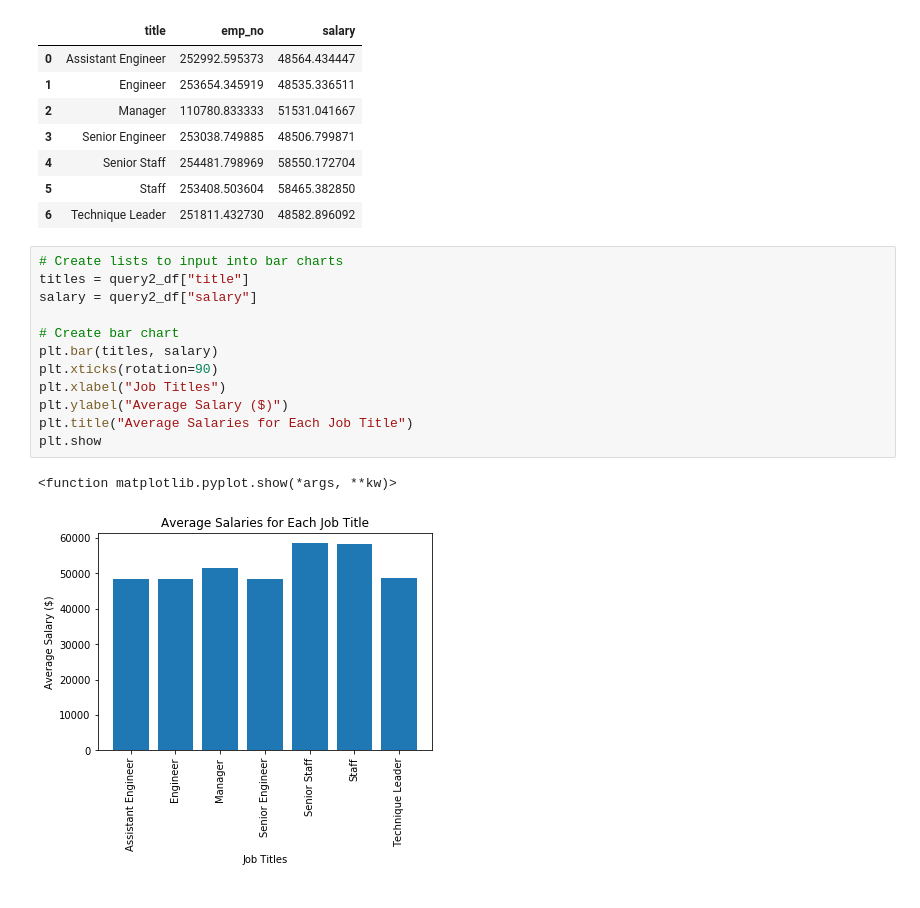
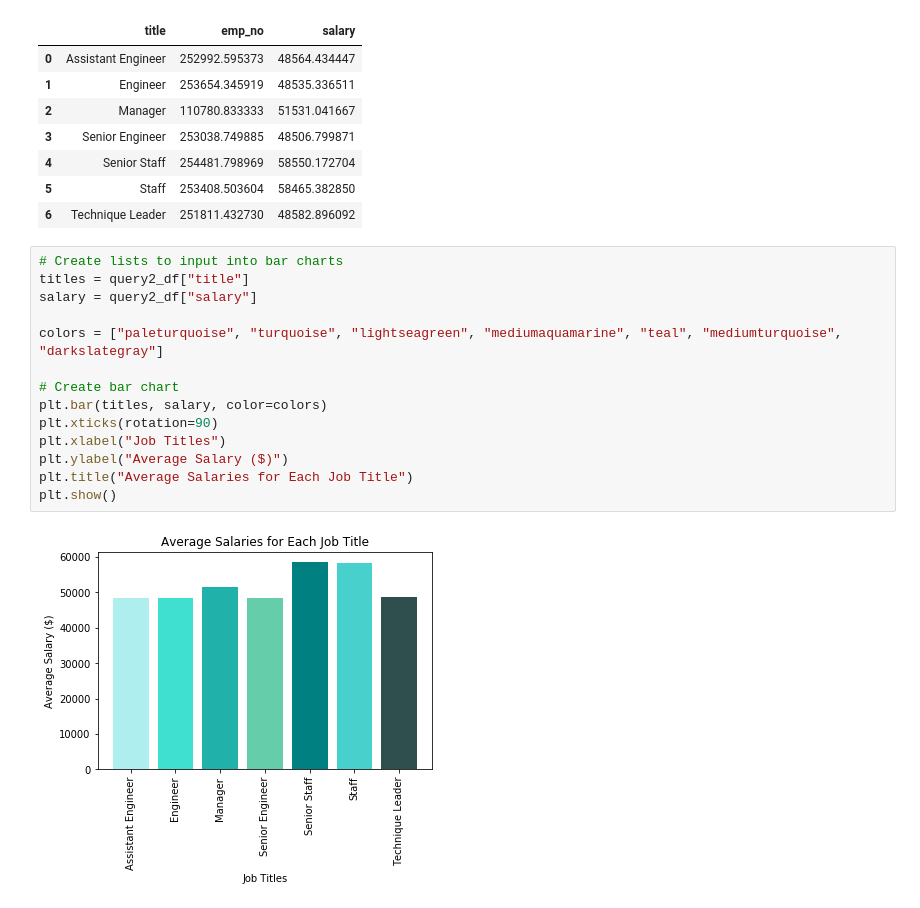
Before and after one commit to juliabrunett/sql-challenge, a Jupyter notebook: EmployeeSQL/Bonus.ipynb, the cells around one changed output. Cells and saved outputs as stored; diff of their text form.

Commit message:
Worked on graphs

```diff
--- a/EmployeeSQL/Bonus.ipynb
+++ b/EmployeeSQL/Bonus.ipynb
@@ -73,15 +92,16 @@ query2_df
 # %%
 # Create lists to input into bar charts
 titles = query2_df["title"]
 salary = query2_df["salary"]
 
+colors = ["paleturquoise", "turquoise", "lightseagreen", "mediumaquamarine", "teal", "mediumturquoise", "darkslategray"]
+
 # Create bar chart
-plt.bar(titles, salary)
+plt.bar(titles, salary, color=colors)
 plt.xticks(rotation=90)
 plt.xlabel("Job Titles")
 plt.ylabel("Average Salary ($)")
 plt.title("Average Salaries for Each Job Title")
-plt.show
+plt.show()
 # %% [output]
-<function matplotlib.pyplot.show(*args, **kw)>
-[figure, old version]
+[figure, new version]
```
Also changed, not shown: parts of 2 cells of this notebook.
